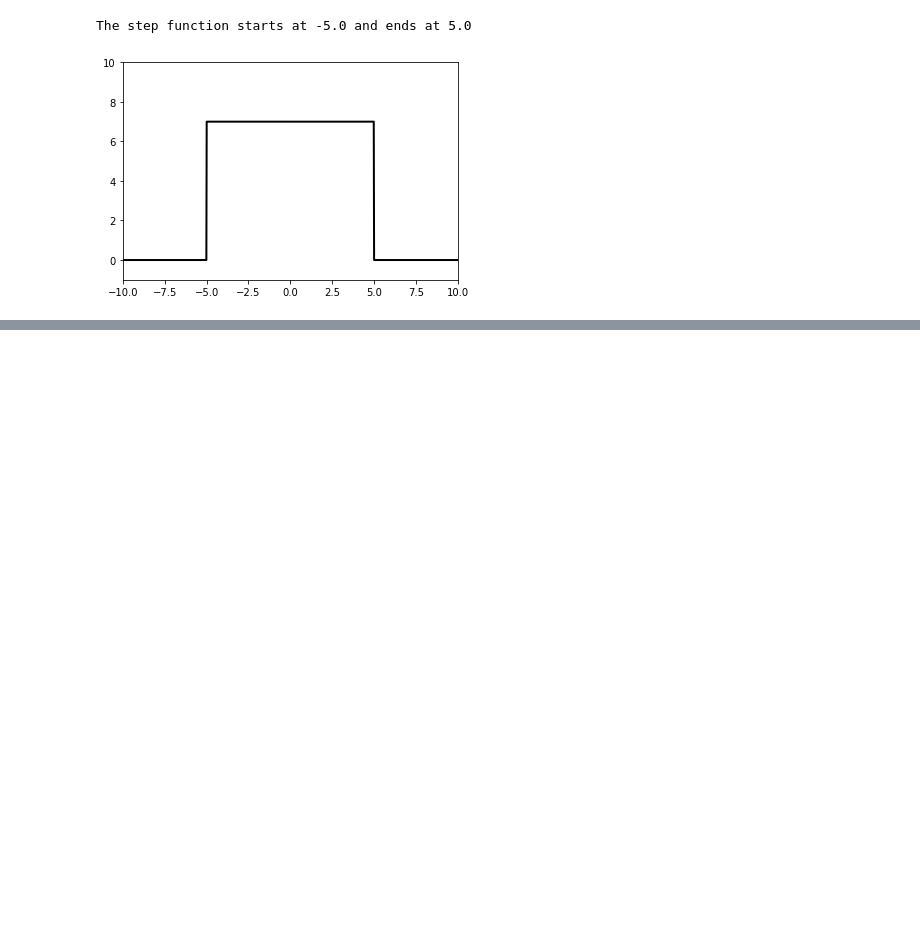
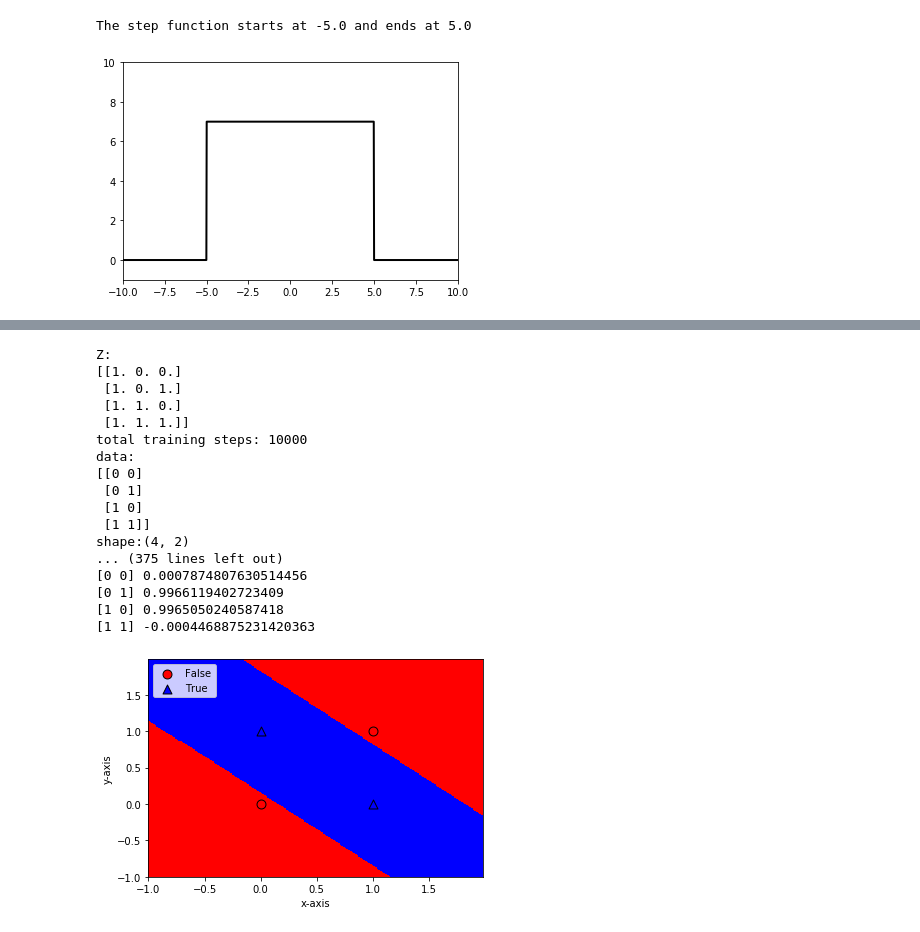
Before and after one commit to LucaLoVerde/deeplearningstuff, a Jupyter notebook: Python_deep_learning_bk/python_deep_learning_packt_notes.ipynb, the cells around one changed output, grey strips where cells are left out. Drawn from its saved outputs; the diff is of its cells as text; code cells hidden in the pictures; blank space fills up the shorter version.

```diff
--- a/Python_deep_learning_bk/python_deep_learning_packt_notes.ipynb
+++ b/Python_deep_learning_bk/python_deep_learning_packt_notes.ipynb
@@ -277,0 +502,37 @@ The step function starts at -5.0 and ends at 5.0
+# %%
+# Example 1, verbose
+np.random.seed(1)
+nn = NeuralNetwork([2, 2, 1])
+
+X = np.array([[0, 0],
+              [0, 1],
+              [1, 0],
+              [1, 1]])
+y = np.array([0, 1, 1, 0])
+
+nn.fit(X, y, epochs=10, verbose=True)
+
+print("final prediction")
+for s in X:
+    print(s, nn.predict(s))
+
+nn.plot_decision_regions(X, y)
+# %% [output]
+Z:
+[[1. 0. 0.]
+ [1. 0. 1.]
+ [1. 1. 0.]
+ [1. 1. 1.]]
+total training steps: 10000
+data:
+[[0 0]
+ [0 1]
+ [1 0]
+ [1 1]]
+shape:(4, 2)
+... (375 lines left out)
+[0 0] 0.0007874807630514456
+[0 1] 0.9966119402723409
+[1 0] 0.9965050240587418
+[1 1] -0.0004468875231420363
+[figure, added]
```
Also changed, not shown: parts of 8 cells of this notebook, 2 other files.
